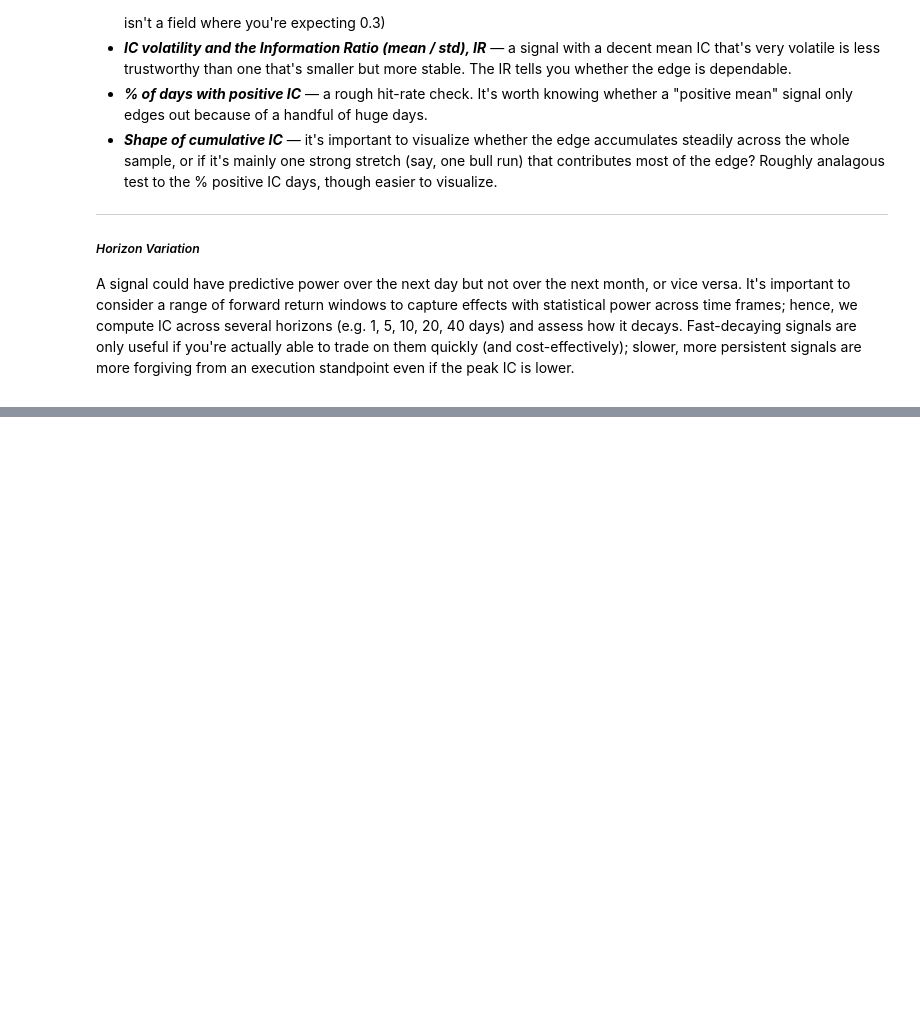
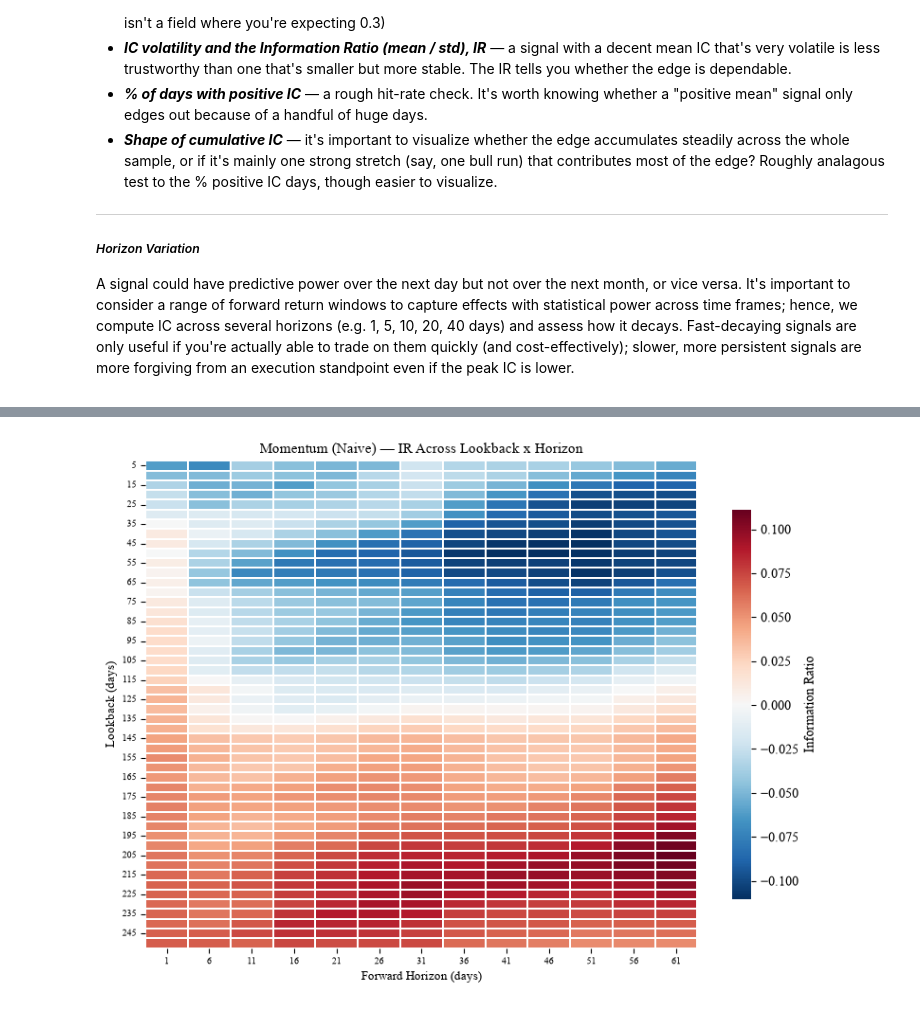
Before and after one commit to pgrajzl/alpha-signal-research, a Jupyter notebook: notebooks/alpha_research.ipynb, the cells around one changed output, grey strips where cells are left out. Saved outputs shown, nothing was run; the diff lists cells and outputs as text; code cells hidden in the pictures; blank space fills up the shorter version.

```diff
--- a/notebooks/alpha_research.ipynb
+++ b/notebooks/alpha_research.ipynb
@@ -34,0 +213,29 @@ A signal could have predictive power over the next day but not over the next mon
+# %%
+import numpy as np
+import matplotlib.pyplot as plt
+import seaborn as sns
+
+plt.rcParams["font.family"] = "serif"
+plt.rcParams["font.serif"] = ["Times New Roman"]
+
+# Pivot into a lookback x horizon grid of information ratio
+heatmap_data = results_df.pivot(index="lookback", columns="horizon", values="information_ratio")
+
+fig, ax = plt.subplots(figsize=(8, 6))
+sns.heatmap(
+    heatmap_data,
+    cmap="RdBu_r",
+    center=0,
+    annot=False,
+    linewidths=0.1,
+    cbar_kws={"label": "Information Ratio", "shrink": 0.8},
+    ax=ax
+)
+ax.set_title("Momentum (Naive) — IR Across Lookback x Horizon", fontsize=11)
+ax.set_xlabel("Forward Horizon (days)", fontsize=9)
+ax.set_ylabel("Lookback (days)", fontsize=9)
+ax.tick_params(labelsize=7)
+plt.tight_layout()
+plt.show()
+# %% [output]
+[figure, added]
```
Also changed, not shown: parts of 34 cells of this notebook, 13 other files.
